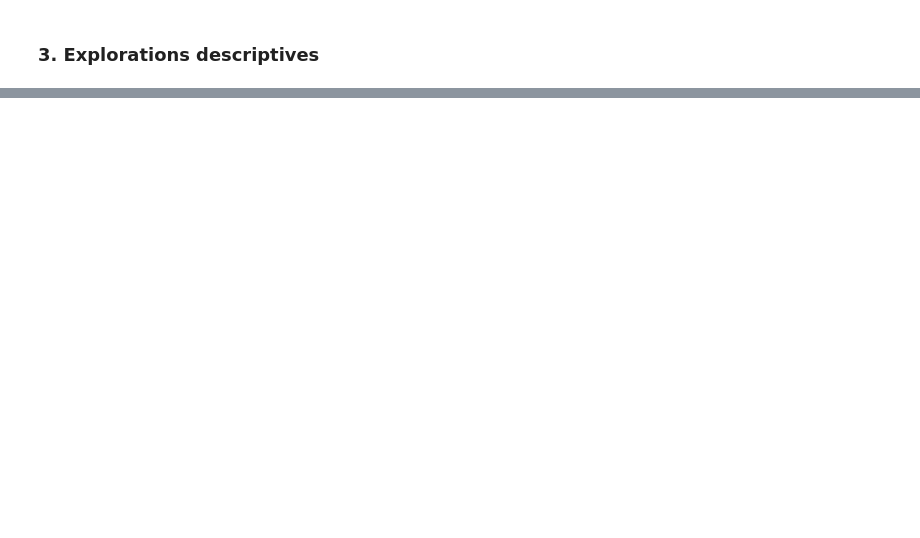
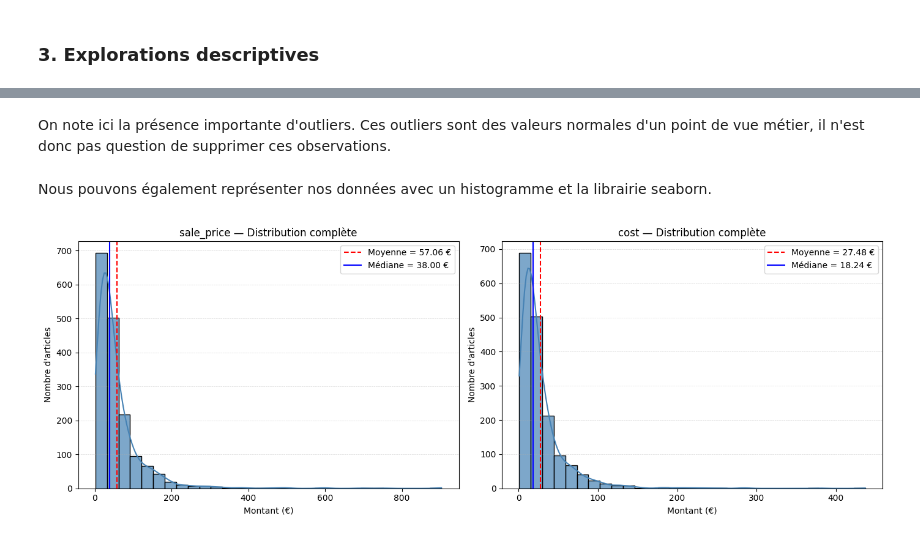
Before and after one commit to Ju3465/Analyse-e-commerce-2023-vs-2024-thelook_ecommerce, a Jupyter notebook: notebooks/eda_thelook_fr_women_2023_2024.ipynb, the cells around one changed output, grey strips where cells are left out. Cells and saved outputs as stored; diff of their text form; code cells hidden in the pictures; blank space fills up the shorter version.

```diff
--- a/notebooks/eda_thelook_fr_women_2023_2024.ipynb
+++ b/notebooks/eda_thelook_fr_women_2023_2024.ipynb
@@ -590,0 +285,47 @@ np.float64(95739.55013930798)
+# %% [markdown]
+On note ici la présence importante d'outliers. Ces outliers sont des valeurs normales d'un point de vue métier, il n'est donc pas question de supprimer ces observations.
+# %% [markdown]
+Nous pouvons également représenter nos données avec un histogramme et la librairie seaborn.
+# %%
+import seaborn as sns
+
+# Colonnes
+colonnes = ["sale_price", "cost"]
+
+fig, axes = plt.subplots(1, 2, figsize=(14, 5))
+
+for ax, col in zip(axes, colonnes):
+    x = df[col]
+
+    # Statistiques
+    mean = x.mean()
+    median = x.median()
+
+    # Histogramme
+    sns.histplot(
+        x,
+        bins=30,
+        edgecolor="black",
+        alpha=0.7,
+        kde=True,
+        color="steelblue",
+        ax=ax
+    )
+
+    # Lignes moyenne et médiane
+    ax.axvline(mean, linestyle="--", color="red", label=f"Moyenne = {mean:.2f} €")
+    ax.axvline(median, linestyle="-", color="blue", label=f"Médiane = {median:.2f} €")
+
+    # Grille
+    ax.yaxis.grid(True, linestyle="--", linewidth=0.5, alpha=0.5)
+
+    # Titres et labels
+    ax.set_title(f"{col} — Distribution complète")
+    ax.set_xlabel("Montant (€)")
+    ax.set_ylabel("Nombre d'articles")
+    ax.legend()
+
+plt.tight_layout()
+plt.show()
+# %% [output]
+[figure, added]
```
Also changed, not shown: parts of 105 cells of this notebook, 2 other files.
